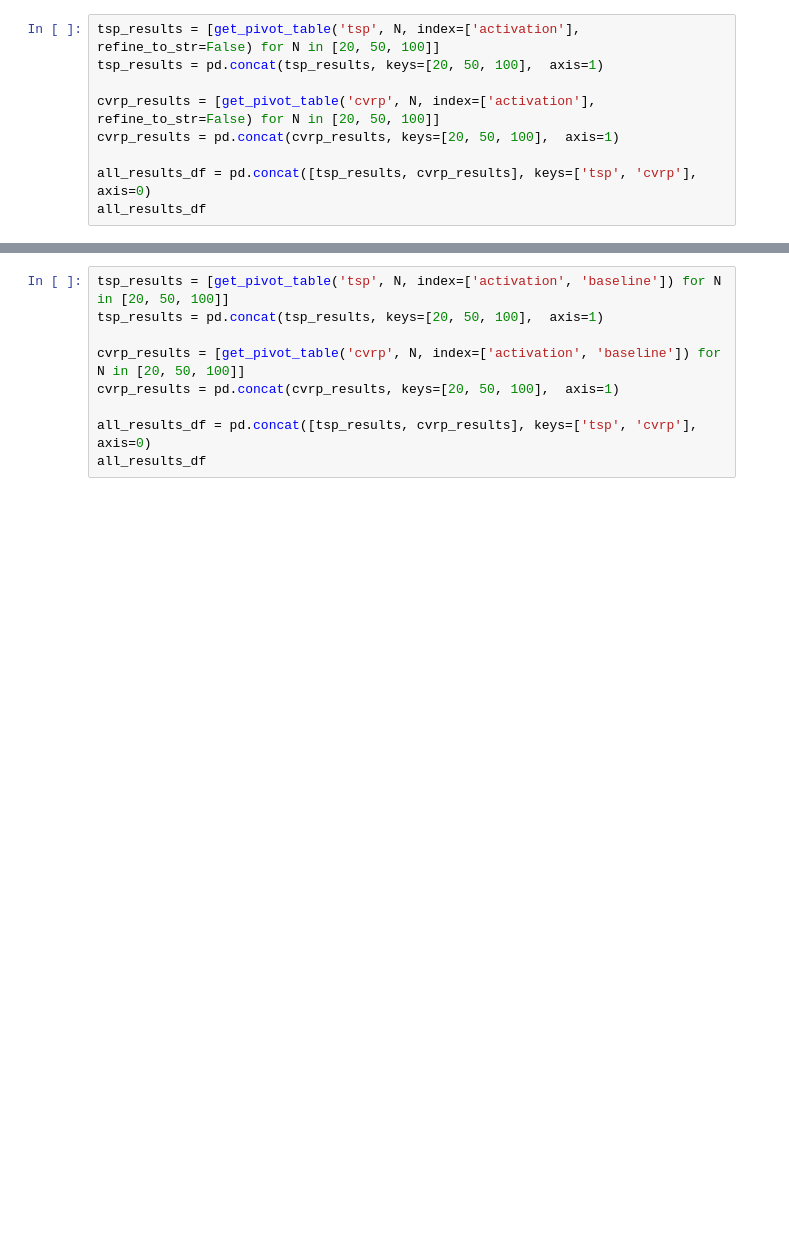
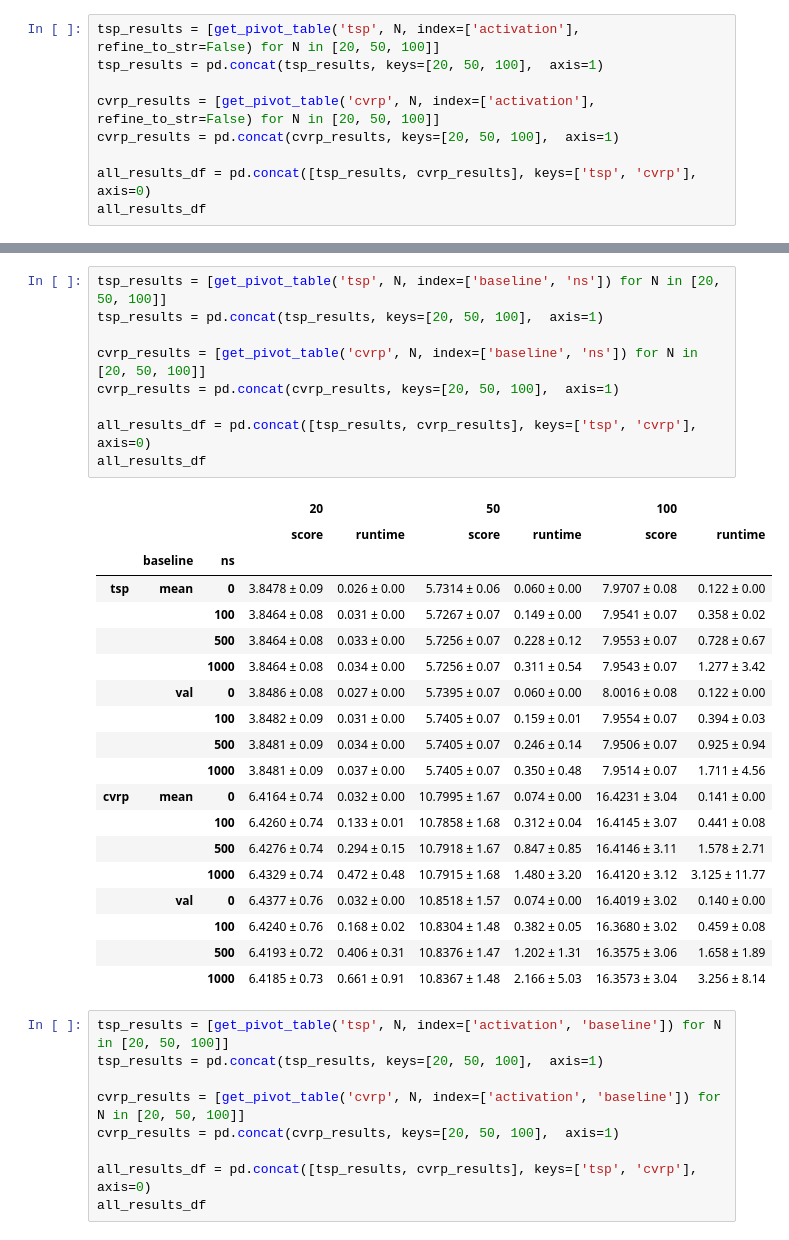
Before and after one commit to glistering96/AlphaRouter, a Jupyter notebook: notebooks/result_plot.ipynb, the cells around one changed output, grey strips where cells are left out. Cells and saved outputs as stored; diff of their text form; blank space fills up the shorter version.

```diff
--- a/notebooks/result_plot.ipynb
+++ b/notebooks/result_plot.ipynb
@@ -385,6 +555,35 @@ all_results_df
 |  | val | 3.848140 | 0.084904 | 0.132662 | 0.030068 | 5.735478 | 0.065808 | 0.876634 | 0.774389 | 8.005644 | ... |
 | cvrp | mean | 6.414754 | 0.746359 | 0.704385 | 0.498716 | 10.801845 | 1.663723 | 2.603224 | 3.584254 | 16.435670 | ... |
 |  | val | 6.425673 | 0.775440 | 0.843840 | 0.600933 | 10.857036 | 1.570981 | 2.833637 | 3.987187 | 16.409435 | ... |
+# %%
+tsp_results = [get_pivot_table('tsp', N, index=['baseline', 'ns']) for N in [20, 50, 100]]
+tsp_results = pd.concat(tsp_results, keys=[20, 50, 100],  axis=1)
+
+cvrp_results = [get_pivot_table('cvrp', N, index=['baseline', 'ns']) for N in [20, 50, 100]]
+cvrp_results = pd.concat(cvrp_results, keys=[20, 50, 100],  axis=1)
+
+all_results_df = pd.concat([tsp_results, cvrp_results], keys=['tsp', 'cvrp'], axis=0)
+all_results_df
+# %% [output]
+|  |  |  | 20 |  | 50 |  | 100 |  |
+|  |  |  | score | runtime | score | runtime | score | runtime |
+|  | baseline | ns |  |  |  |  |  |  |
+| tsp | mean | 0 | 3.8478 ± 0.09 | 0.026 ± 0.00 | 5.7314 ± 0.06 | 0.060 ± 0.00 | 7.9707 ± 0.08 | 0.122 ± 0.00 |
+|  |  | 100 | 3.8464 ± 0.08 | 0.031 ± 0.00 | 5.7267 ± 0.07 | 0.149 ± 0.00 | 7.9541 ± 0.07 | 0.358 ± 0.02 |
+|  |  | 500 | 3.8464 ± 0.08 | 0.033 ± 0.00 | 5.7256 ± 0.07 | 0.228 ± 0.12 | 7.9553 ± 0.07 | 0.728 ± 0.67 |
+|  |  | 1000 | 3.8464 ± 0.08 | 0.034 ± 0.00 | 5.7256 ± 0.07 | 0.311 ± 0.54 | 7.9543 ± 0.07 | 1.277 ± 3.42 |
+|  | val | 0 | 3.8486 ± 0.08 | 0.027 ± 0.00 | 5.7395 ± 0.07 | 0.060 ± 0.00 | 8.0016 ± 0.08 | 0.122 ± 0.00 |
+|  |  | 100 | 3.8482 ± 0.09 | 0.031 ± 0.00 | 5.7405 ± 0.07 | 0.159 ± 0.01 | 7.9554 ± 0.07 | 0.394 ± 0.03 |
+|  |  | 500 | 3.8481 ± 0.09 | 0.034 ± 0.00 | 5.7405 ± 0.07 | 0.246 ± 0.14 | 7.9506 ± 0.07 | 0.925 ± 0.94 |
+|  |  | 1000 | 3.8481 ± 0.09 | 0.037 ± 0.00 | 5.7405 ± 0.07 | 0.350 ± 0.48 | 7.9514 ± 0.07 | 1.711 ± 4.56 |
+| cvrp | mean | 0 | 6.4164 ± 0.74 | 0.032 ± 0.00 | 10.7995 ± 1.67 | 0.074 ± 0.00 | 16.4231 ± 3.04 | 0.141 ± 0.00 |
+|  |  | 100 | 6.4260 ± 0.74 | 0.133 ± 0.01 | 10.7858 ± 1.68 | 0.312 ± 0.04 | 16.4145 ± 3.07 | 0.441 ± 0.08 |
+|  |  | 500 | 6.4276 ± 0.74 | 0.294 ± 0.15 | 10.7918 ± 1.67 | 0.847 ± 0.85 | 16.4146 ± 3.11 | 1.578 ± 2.71 |
+|  |  | 1000 | 6.4329 ± 0.74 | 0.472 ± 0.48 | 10.7915 ± 1.68 | 1.480 ± 3.20 | 16.4120 ± 3.12 | 3.125 ± 11.77 |
+|  | val | 0 | 6.4377 ± 0.76 | 0.032 ± 0.00 | 10.8518 ± 1.57 | 0.074 ± 0.00 | 16.4019 ± 3.02 | 0.140 ± 0.00 |
+|  |  | 100 | 6.4240 ± 0.76 | 0.168 ± 0.02 | 10.8304 ± 1.48 | 0.382 ± 0.05 | 16.3680 ± 3.02 | 0.459 ± 0.08 |
+|  |  | 500 | 6.4193 ± 0.72 | 0.406 ± 0.31 | 10.8376 ± 1.47 | 1.202 ± 1.31 | 16.3575 ± 3.06 | 1.658 ± 1.89 |
+|  |  | 1000 | 6.4185 ± 0.73 | 0.661 ± 0.91 | 10.8367 ± 1.48 | 2.166 ± 5.03 | 16.3573 ± 3.04 | 3.256 ± 8.14 |
 # %%
 tsp_results = [get_pivot_table('tsp', N, index=['activation', 'baseline']) for N in [20, 50, 100]]
 tsp_results = pd.concat(tsp_results, keys=[20, 50, 100],  axis=1)
```
Also changed, not shown: parts of 27 cells of this notebook, 4 other files.
